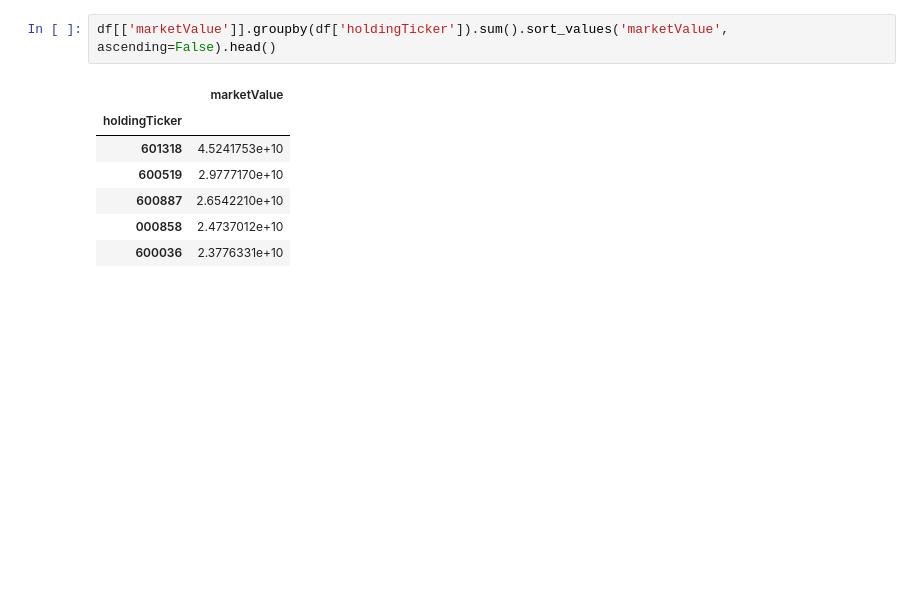
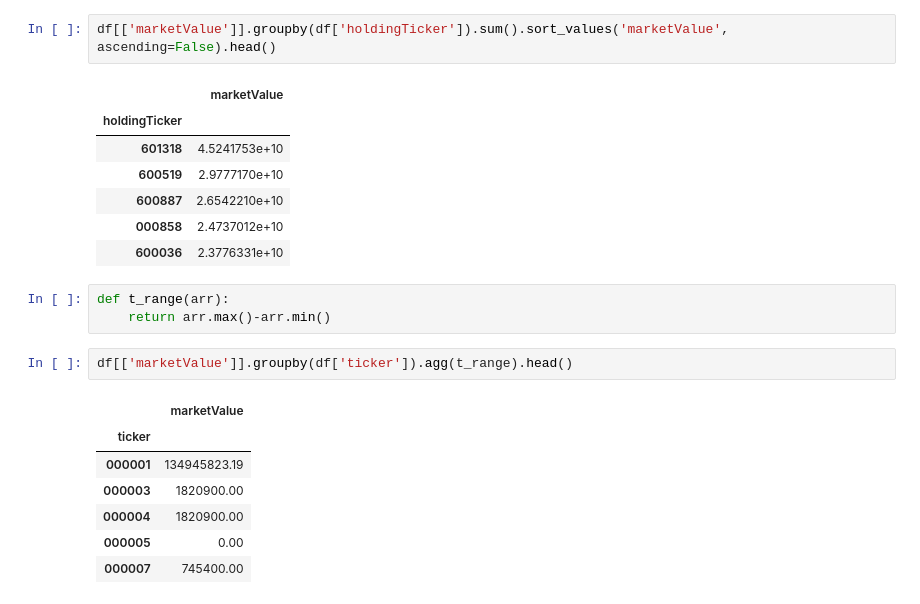
Before and after one commit to mr0x16/ml_note, a Jupyter notebook: numpytest.ipynb, the cells around one changed output. Saved outputs shown, nothing was run; the diff lists cells and outputs as text; blank space fills up the shorter version.

```diff
--- a/numpytest.ipynb
+++ b/numpytest.ipynb
@@ -750,3 +730,16 @@ df[['marketValue']].groupby(df['holdingTicker']).sum().sort_values('marketValue'
 | 600887 | 2.6542210e+10 |
 | 000858 | 2.4737012e+10 |
 | 600036 | 2.3776331e+10 |
+# %%
+def t_range(arr):
+    return arr.max()-arr.min()
+# %%
+df[['marketValue']].groupby(df['ticker']).agg(t_range).head()
+# %% [output]
+|  | marketValue |
+| ticker |  |
+| 000001 | 134945823.19 |
+| 000003 | 1820900.00 |
+| 000004 | 1820900.00 |
+| 000005 | 0.00 |
+| 000007 | 745400.00 |
```
Also changed, not shown: parts of 10 cells of this notebook, 1 other file.
